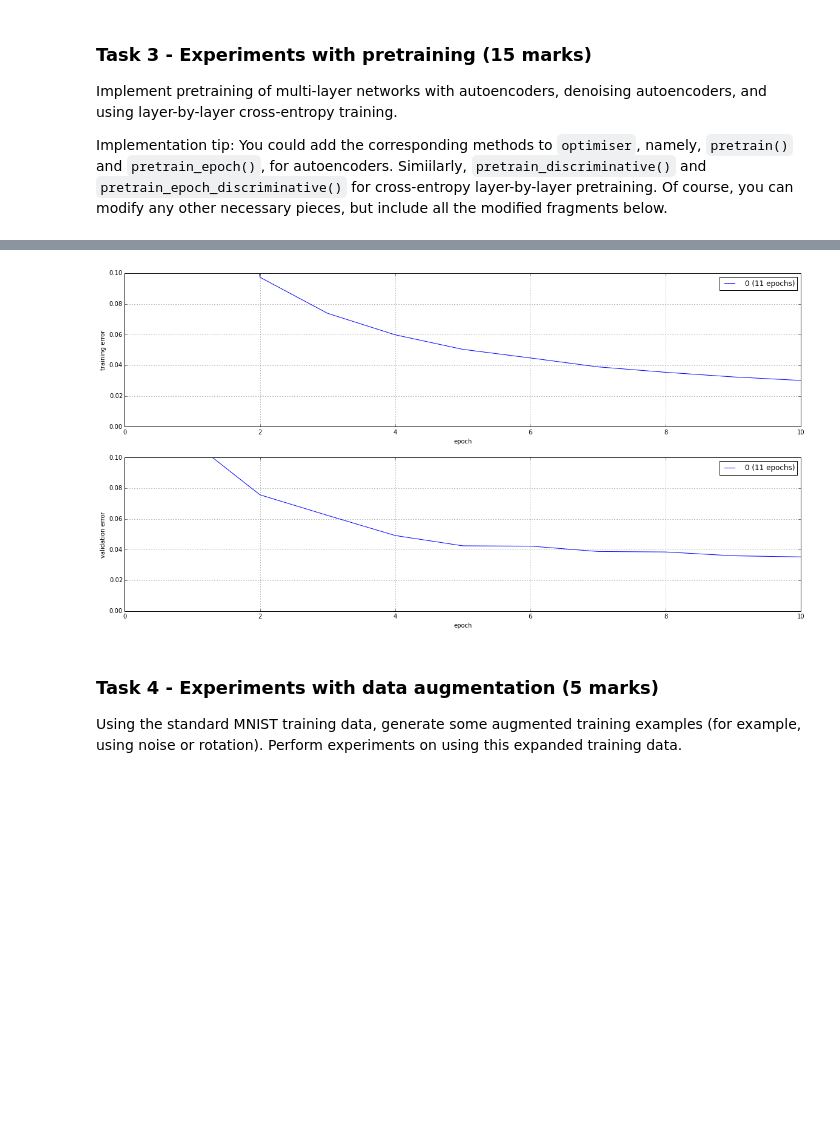
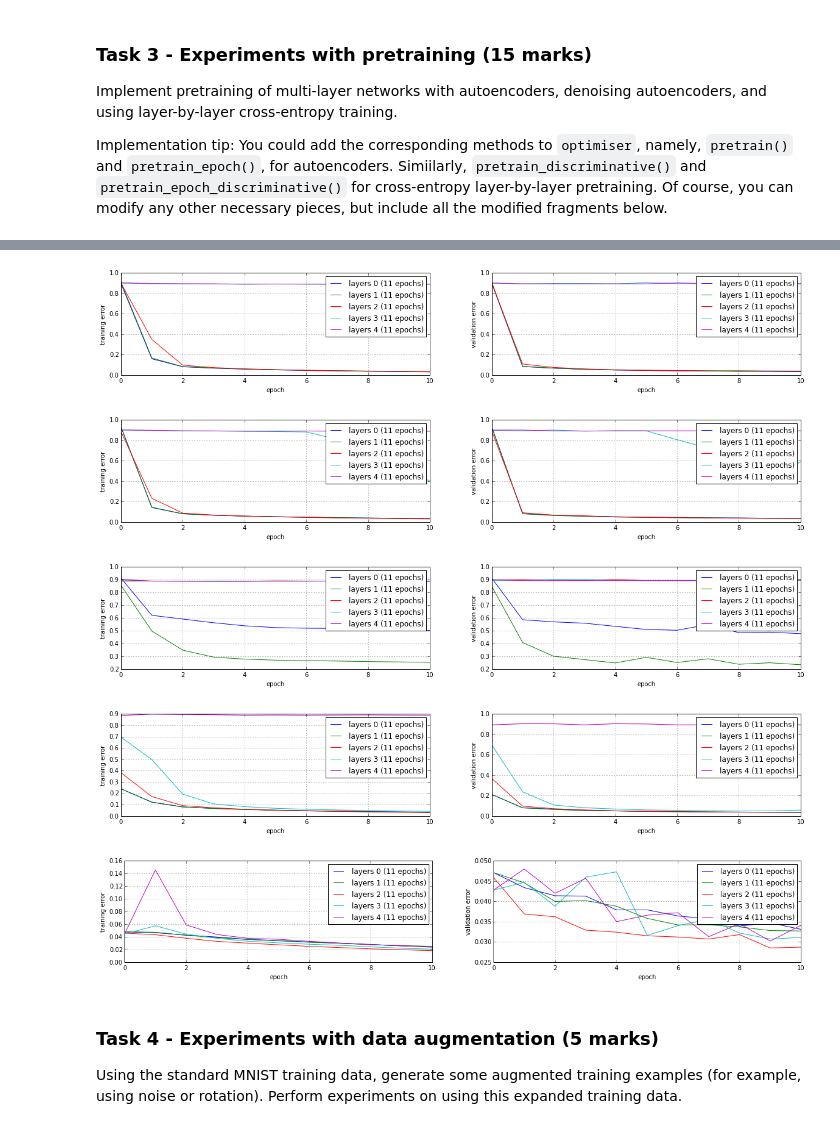
Before and after one commit to SamDavies/Convolutional-Neural-Network, a Jupyter notebook: 07_MLP_Coursework2.ipynb, the cells around one changed output, grey strips where cells are left out. Cells and saved outputs as stored; diff of their text form; code cells hidden in the pictures; blank space fills up the shorter version.

```diff
--- a/07_MLP_Coursework2.ipynb
+++ b/07_MLP_Coursework2.ipynb
@@ -124,6 +124,7 @@ rng = numpy.random.RandomState([2015,10,10])
 rng_state = rng.get_state()
 
 import logging
+import time
 import matplotlib.pyplot as plt
 
 from mlp.costs import MSECost, CECost  # import the cost we want to use for optimisation
@@ -140,7 +141,8 @@ test_dp = MNISTDataProvider(dset='eval', batch_size=100, max_num_batches=-10, ra
 
 class Result(object):
     """ A convenience object for recording results of a model """
-    def __init__(self):
+    def __init__(self, title):
+        self.title = title
         self.train_errors_matrix = []
         self.valid_errors_matrix = []
         self.test_errors = []
@@ -173,6 +175,7 @@ class Result(object):
                     iteration_name, str(i), len(valid_errors)))
 
         # show to line graphs using the training and validation results
+        axis_array[0].set_title("T - {0}".format(self.title))
         axis_array[0].set_xlabel('epoch')
         axis_array[0].set_ylabel('training error')
         axis_array[0].legend()
@@ -180,6 +183,7 @@ class Result(object):
         if train_y_lim:
             axis_array[0].set_ylim(0, train_y_lim)
 
+        axis_array[1].set_title("V - {0}".format(self.title))
         axis_array[1].set_xlabel('epoch')
         axis_array[1].set_ylabel('validation error')
         axis_array[1].legend()
@@ -394,22 +398,25 @@ logger.setLevel(logging.WARNING)
 # some hyper-parameters
 nhid = 50
 learning_rate = 0.5
-max_epochs = 10
+max_epochs = 1
+pre_max_epochs = 1
 cost = CECost()
-# num_layers_list = [0, 1, 2]
-num_layers_list = [2]
+num_layers_list = [0, 1, 2, 5, 10]
 
 # make a list of the Pre Trainers
-p1 = AutoEncoder(learning_rate=0.01, max_epochs=5)
-p2 = AutoEncoder(learning_rate=0.5, max_epochs=5)
-p3 = CrossEntropy(learning_rate=0.01, max_epochs=5)
-p4 = CrossEntropy(learning_rate=0.5, max_epochs=5)
-pre_trainers = [None, p2, p4]
+p0 = None, "None"
+p1 = AutoEncoder(learning_rate=0.01, max_epochs=pre_max_epochs), "AutoEncoder, lr=0.01"
+p2 = AutoEncoder(learning_rate=0.5, max_epochs=pre_max_epochs), "AutoEncoder, lr=0.5"
+p3 = CrossEntropy(learning_rate=0.01, max_epochs=pre_max_epochs), "CrossEntropy, lr=0.01"
+p4 = CrossEntropy(learning_rate=0.5, max_epochs=pre_max_epochs), "CrossEntropy, lr=0.5"
+pre_trainers = [p0, p1, p2, p3, p4]
 
-results = Result()
+results_set = []
 
-for pre_trainer in pre_trainers:
+for pre_trainer, title in pre_trainers:
+    results = Result(title)
     for num_layers in num_layers_list:
+        start = time.clock()
         # define the model structure
         model = MLP(cost=cost)
         model.add_layer(Sigmoid(idim=784, odim=nhid, irange=0.2, rng=rng))
@@ -432,10 +439,13 @@ for pre_trainer in pre_trainers:
 
         logger.info('Training started...')
         train_stats, valid_stats = optimiser.train(model, train_dp, valid_dp)
+        stop = time.clock()
 
         logger.info('Testing the model on test set...')
         tst_cost, tst_accuracy = optimiser.validate(model, test_dp)
-        logger.warning('MNIST test set accuracy is %.2f %% (cost is %.3f)' % (tst_accuracy * 100., tst_cost))
+        logger.warning('MNIST test set accuracy is %.2f %% (cost is %.3f) in %.0f seconds'
+                       % (tst_accuracy * 100., tst_cost, stop - start))
 
         results.add_results(train_stats, valid_stats, tst_accuracy)
+    results_set.append(results)
 # %% [output]
@@ -443,8 +465,13 @@ WARNING:root:MNIST test set accuracy is 96.15 % (cost is 0.127)
 # %%
 %matplotlib inline
-results.draw("", 2, 1, figsize=(20, 10))
+for results in results_set:
+    results.draw("layers", 1, 2, figsize=(20, 3))
 # %% [output]
-[figure, old version]
+[figure, new version]
+[figure, added]
+[figure, added]
+[figure, added]
+[figure, added]
 # %% [markdown]
 ### Task 4 - Experiments with data augmentation (5 marks)
 
```
Also changed, not shown: parts of 1 cell of this notebook.
